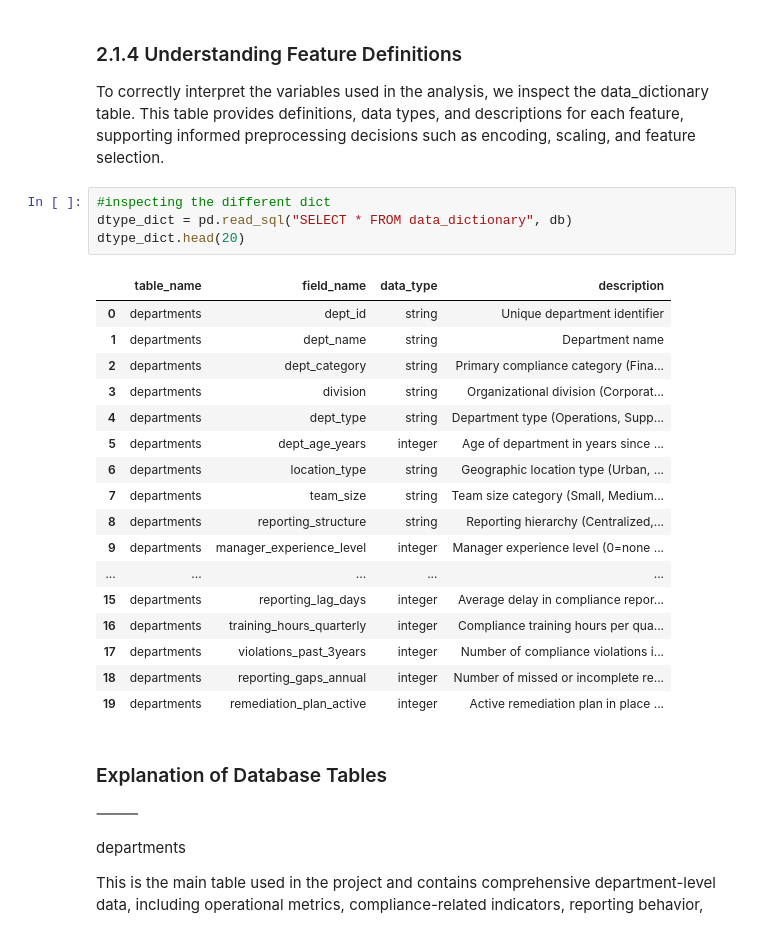
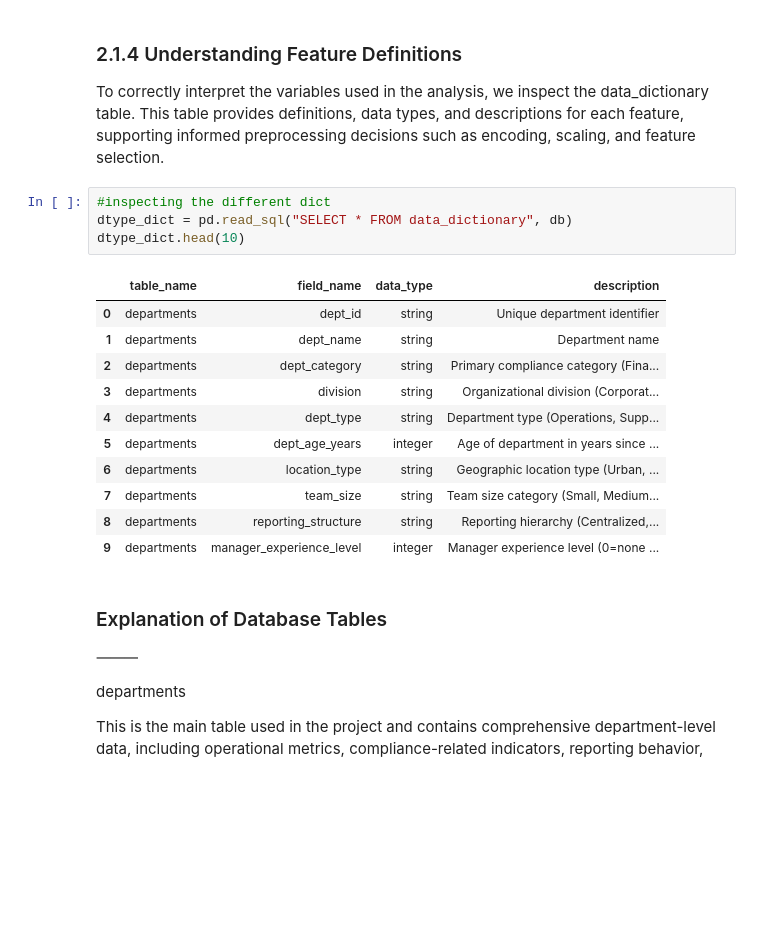
Before and after one commit to deniztaylan06/PROJECT_321551, a Jupyter notebook: main.ipynb, the cells around one changed output. Drawn from its saved outputs; the diff is of its cells as text; blank space fills up the shorter version.

```diff
--- a/main.ipynb
+++ b/main.ipynb
@@ -107,25 +107,19 @@ This table provides definitions, data types, and descriptions for each feature,
 # %%
 #inspecting the different dict
 dtype_dict = pd.read_sql("SELECT * FROM data_dictionary", db)
-dtype_dict.head(20)
+dtype_dict.head(10)
 # %% [output]
 |  | table_name | field_name | data_type | description |
 | 0 | departments | dept_id | string | Unique department identifier |
 | 1 | departments | dept_name | string | Department name |
 | 2 | departments | dept_category | string | Primary compliance category (Fina... |
 | 3 | departments | division | string | Organizational division (Corporat... |
 | 4 | departments | dept_type | string | Department type (Operations, Supp... |
 | 5 | departments | dept_age_years | integer | Age of department in years since ... |
 | 6 | departments | location_type | string | Geographic location type (Urban, ... |
 | 7 | departments | team_size | string | Team size category (Small, Medium... |
 | 8 | departments | reporting_structure | string | Reporting hierarchy (Centralized,... |
 | 9 | departments | manager_experience_level | integer | Manager experience level (0=none ... |
-| ... | ... | ... | ... | ... |
-| 15 | departments | reporting_lag_days | integer | Average delay in compliance repor... |
-| 16 | departments | training_hours_quarterly | integer | Compliance training hours per qua... |
-| 17 | departments | violations_past_3years | integer | Number of compliance violations i... |
-| 18 | departments | reporting_gaps_annual | integer | Number of missed or incomplete re... |
-| 19 | departments | remediation_plan_active | integer | Active remediation plan in place ... |
 # %% [markdown]
 ### Explanation of Database Tables
 
```
Also changed, not shown: parts of 12 cells of this notebook, 7 other files.
